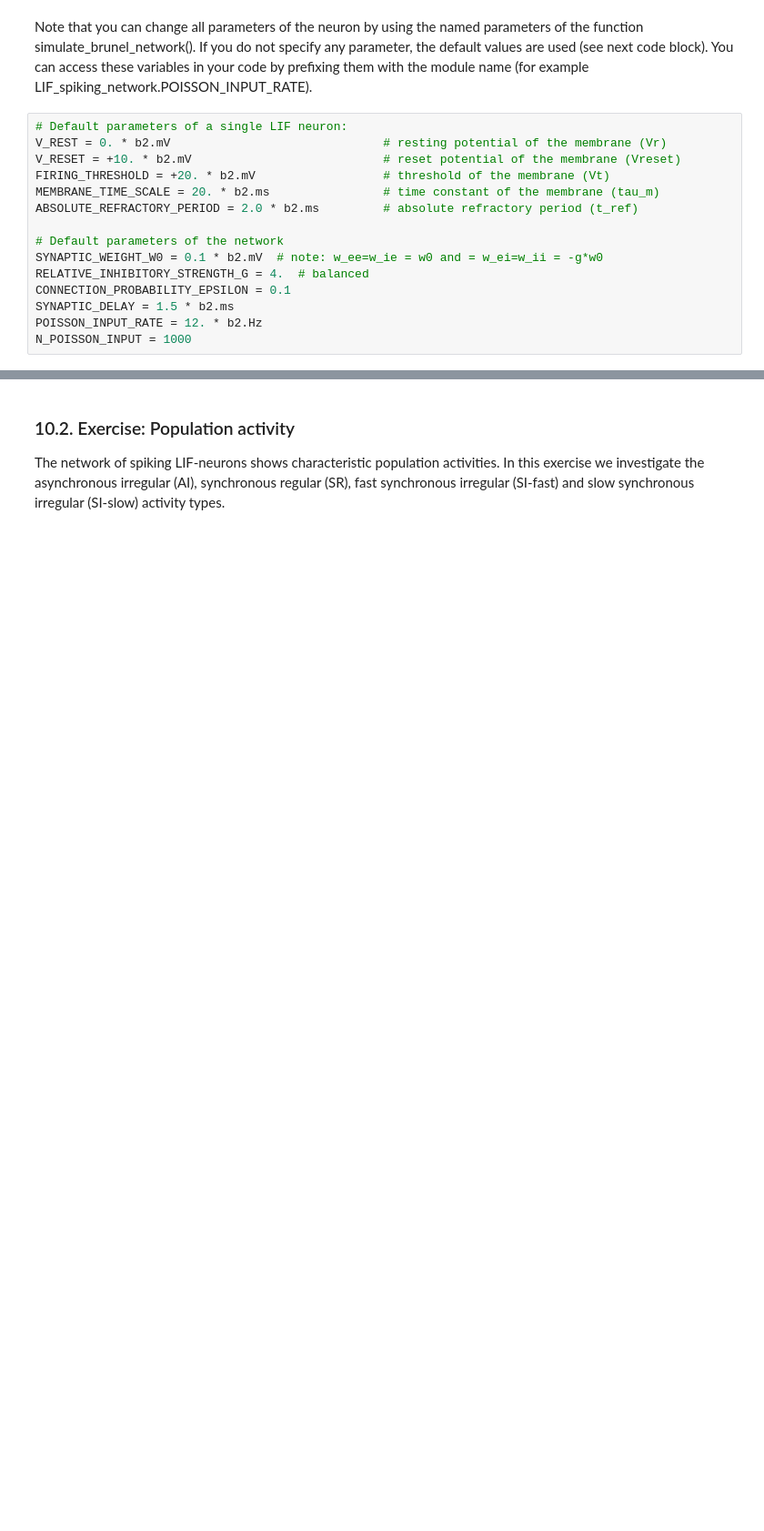
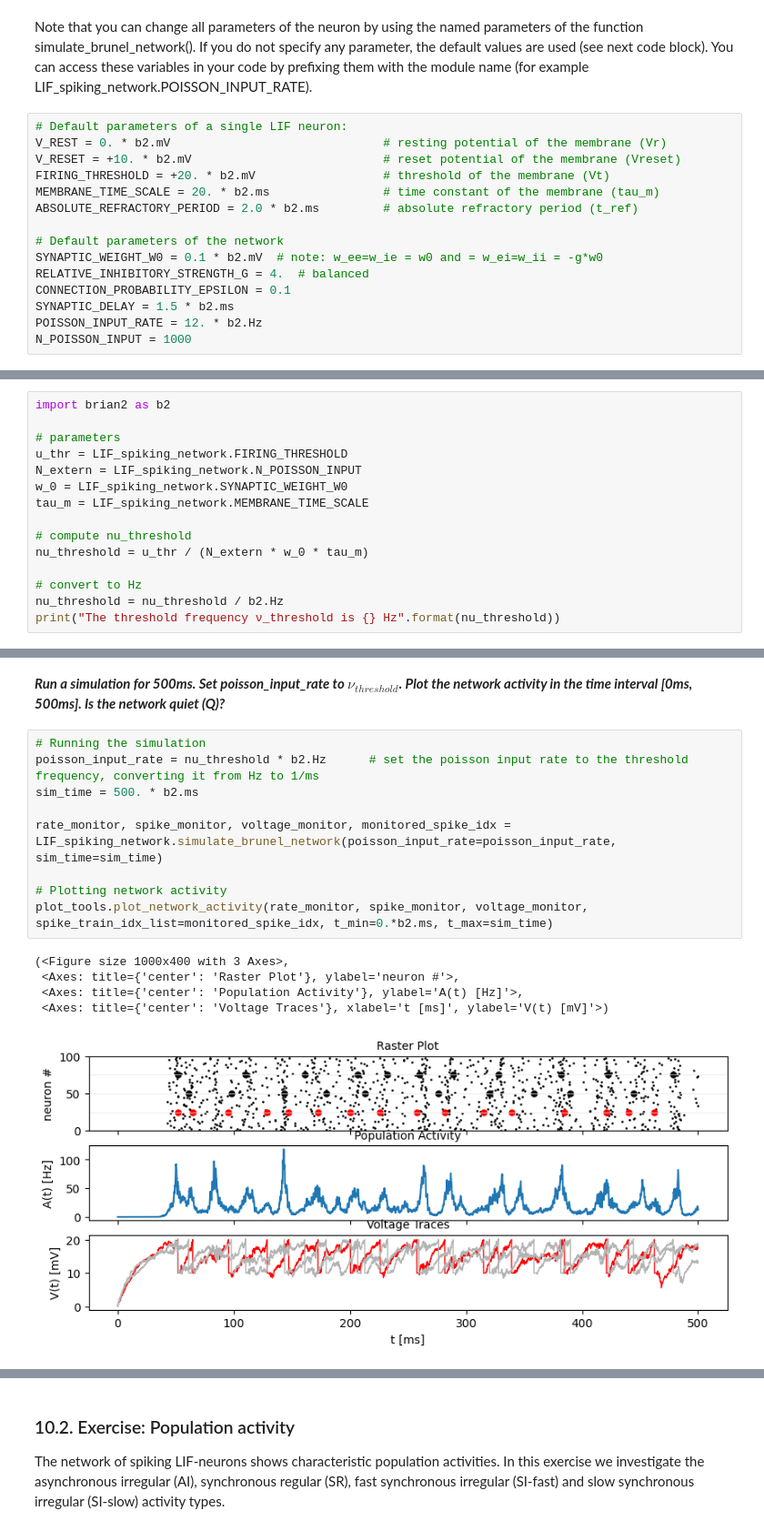
Before and after one commit to numustafa/Biological-Neural-Networks, a Jupyter notebook: mini project.ipynb, the cells around one changed output, grey strips where cells are left out. Shown at 91% size. Saved outputs shown, nothing was run; the diff lists cells and outputs as text; blank space fills up the shorter version.

```diff
--- a/mini project.ipynb
+++ b/mini project.ipynb
@@ -85,0 +130,15 @@ In the first exercise, we get familiar with the model and parameters. Make sure
+# %%
+import brian2 as b2
+
+# parameters
+u_thr = LIF_spiking_network.FIRING_THRESHOLD
+N_extern = LIF_spiking_network.N_POISSON_INPUT
+w_0 = LIF_spiking_network.SYNAPTIC_WEIGHT_W0
+tau_m = LIF_spiking_network.MEMBRANE_TIME_SCALE
+
+# compute nu_threshold
+nu_threshold = u_thr / (N_extern * w_0 * tau_m)
+
+# convert to Hz
+nu_threshold = nu_threshold / b2.Hz
+print("The threshold frequency ν_threshold is {} Hz".format(nu_threshold))
@@ -85,0 +151,17 @@ In the first exercise, we get familiar with the model and parameters. Make sure
+# %% [markdown]
+***Run a simulation for 500ms. Set poisson_input_rate to $ν_{threshold}$. Plot the network activity in the time interval [0ms, 500ms]. Is the network quiet (Q)?***
+# %%
+# Running the simulation
+poisson_input_rate = nu_threshold * b2.Hz      # set the poisson input rate to the threshold frequency, converting it from Hz to 1/ms
+sim_time = 500. * b2.ms
+
+rate_monitor, spike_monitor, voltage_monitor, monitored_spike_idx = LIF_spiking_network.simulate_brunel_network(poisson_input_rate=poisson_input_rate, sim_time=sim_time)
+
+# Plotting network activity
+plot_tools.plot_network_activity(rate_monitor, spike_monitor, voltage_monitor, spike_train_idx_list=monitored_spike_idx, t_min=0.*b2.ms, t_max=sim_time)
+# %% [output]
+(<Figure size 1000x400 with 3 Axes>,
+ <Axes: title={'center': 'Raster Plot'}, ylabel='neuron #'>,
+ <Axes: title={'center': 'Population Activity'}, ylabel='A(t) [Hz]'>,
+ <Axes: title={'center': 'Voltage Traces'}, xlabel='t [ms]', ylabel='V(t) [mV]'>)
+[figure, added]
```
Also changed, not shown: parts of 19 cells of this notebook.
